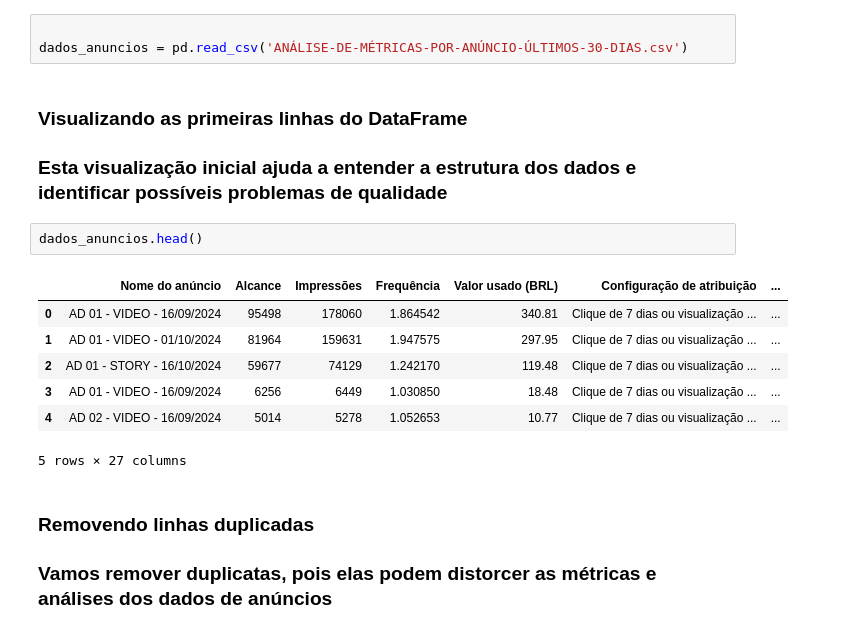
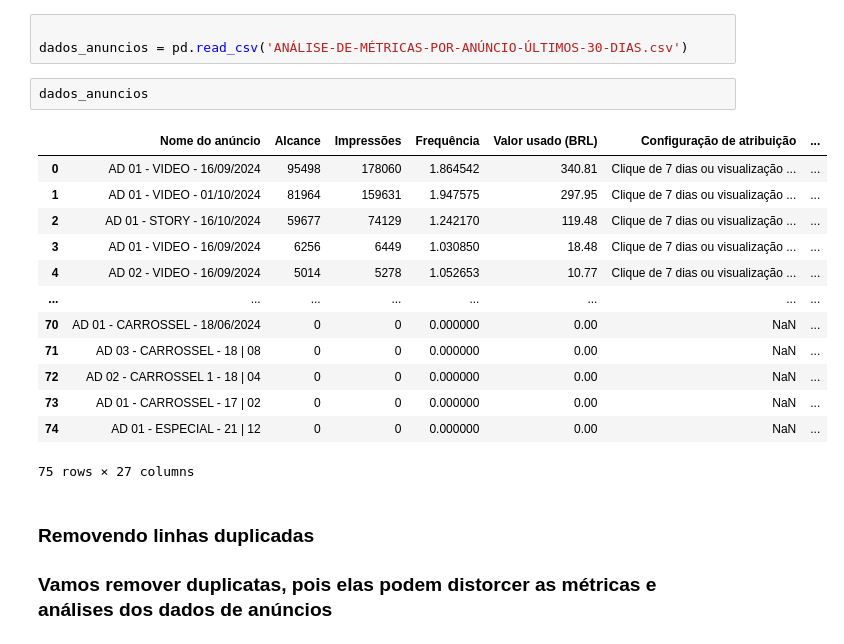
Before and after one commit to claraferreirabatista/analise_de_campanha, a Jupyter notebook: limpeza_de_dados_ultimos_30_dias.ipynb, the cells around one changed output. Saved outputs shown, nothing was run; the diff lists cells and outputs as text.

```diff
--- a/limpeza_de_dados_ultimos_30_dias.ipynb
+++ b/limpeza_de_dados_ultimos_30_dias.ipynb
@@ -14,19 +15,22 @@ import locale
 # %%
 
 dados_anuncios = pd.read_csv('ANÁLISE-DE-MÉTRICAS-POR-ANÚNCIO-ÚLTIMOS-30-DIAS.csv')
-# %% [markdown]
-### Visualizando as primeiras linhas do DataFrame
-### Esta visualização inicial ajuda a entender a estrutura dos dados e identificar possíveis problemas de qualidade
 # %%
-dados_anuncios.head()
+dados_anuncios
 # %% [output]
 |  | Nome do anúncio | Alcance | Impressões | Frequência | Valor usado (BRL) | Configuração de atribuição | ... |
 | 0 | AD 01 - VIDEO - 16/09/2024 | 95498 | 178060 | 1.864542 | 340.81 | Clique de 7 dias ou visualização ... | ... |
 | 1 | AD 01 - VIDEO - 01/10/2024 | 81964 | 159631 | 1.947575 | 297.95 | Clique de 7 dias ou visualização ... | ... |
 | 2 | AD 01 - STORY - 16/10/2024 | 59677 | 74129 | 1.242170 | 119.48 | Clique de 7 dias ou visualização ... | ... |
 | 3 | AD 01 - VIDEO - 16/09/2024 | 6256 | 6449 | 1.030850 | 18.48 | Clique de 7 dias ou visualização ... | ... |
 | 4 | AD 02 - VIDEO - 16/09/2024 | 5014 | 5278 | 1.052653 | 10.77 | Clique de 7 dias ou visualização ... | ... |
+| ... | ... | ... | ... | ... | ... | ... | ... |
+| 70 | AD 01 - CARROSSEL - 18/06/2024 | 0 | 0 | 0.000000 | 0.00 | NaN | ... |
+| 71 | AD 03 - CARROSSEL - 18 | 08 | 0 | 0 | 0.000000 | 0.00 | NaN | ... |
+| 72 | AD 02 - CARROSSEL 1 - 18 | 04 | 0 | 0 | 0.000000 | 0.00 | NaN | ... |
+| 73 | AD 01 - CARROSSEL - 17 | 02 | 0 | 0 | 0.000000 | 0.00 | NaN | ... |
+| 74 | AD 01 - ESPECIAL - 21 | 12 | 0 | 0 | 0.000000 | 0.00 | NaN | ... |
-5 rows × 27 columns
+75 rows × 27 columns
 # %% [markdown]
 ### Removendo linhas duplicadas
 ### Vamos remover duplicatas, pois elas podem distorcer as métricas e análises dos dados de anúncios
```
Also changed, not shown: parts of 4 cells of this notebook, 3 other files.
